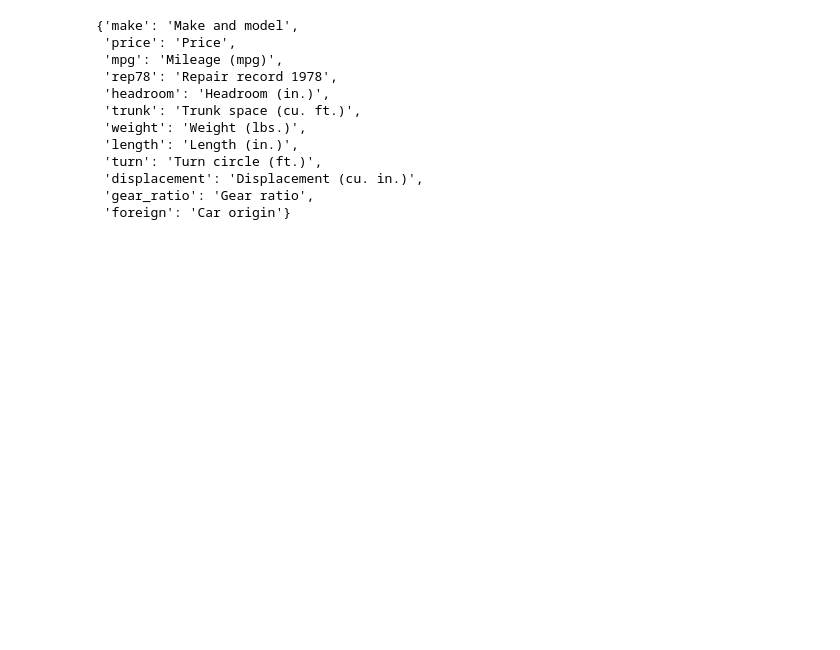
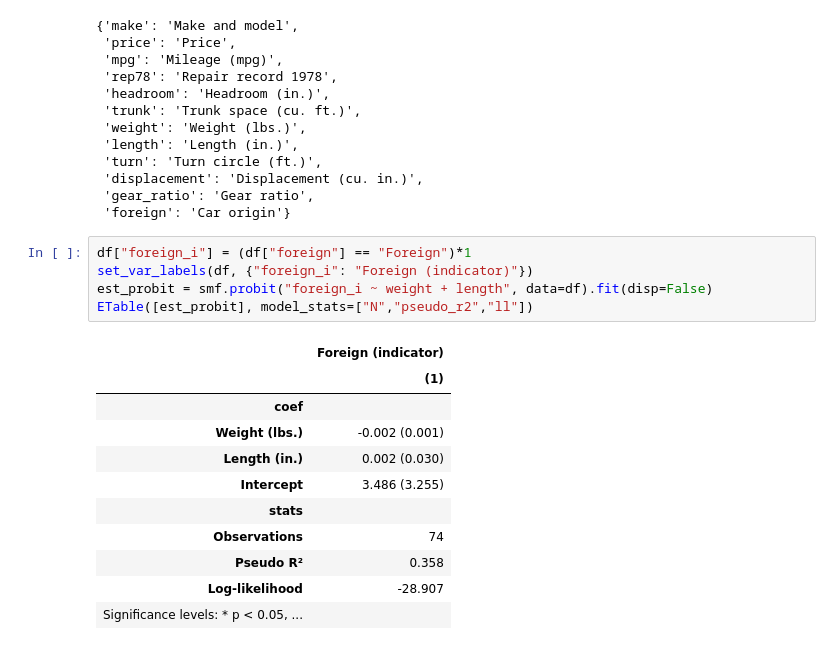
Before and after one commit to dsliwka/maketables, a Jupyter notebook: test_stata_import.ipynb, the cells around one changed output. Saved outputs shown, nothing was run; the diff lists cells and outputs as text; blank space fills up the shorter version.

```diff
--- a/test_stata_import.ipynb
+++ b/test_stata_import.ipynb
@@ -92,3 +90,20 @@ get_var_labels(est._data)
  'displacement': 'Displacement (cu. in.)',
  'gear_ratio': 'Gear ratio',
  'foreign': 'Car origin'}
+# %%
+df["foreign_i"] = (df["foreign"] == "Foreign")*1
+set_var_labels(df, {"foreign_i": "Foreign (indicator)"})
+est_probit = smf.probit("foreign_i ~ weight + length", data=df).fit(disp=False)
+ETable([est_probit], model_stats=["N","pseudo_r2","ll"])
+# %% [output]
+|  | Foreign (indicator) |
+|  | (1) |
+| coef |  |
+| Weight (lbs.) | -0.002 (0.001) |
+| Length (in.) | 0.002 (0.030) |
+| Intercept | 3.486 (3.255) |
+| stats |  |
+| Observations | 74 |
+| Pseudo R² | 0.358 |
+| Log-likelihood | -28.907 |
+| Significance levels: * p < 0.05, ... |  |
```
Also changed, not shown: parts of 7 cells of this notebook, 2 other files.
